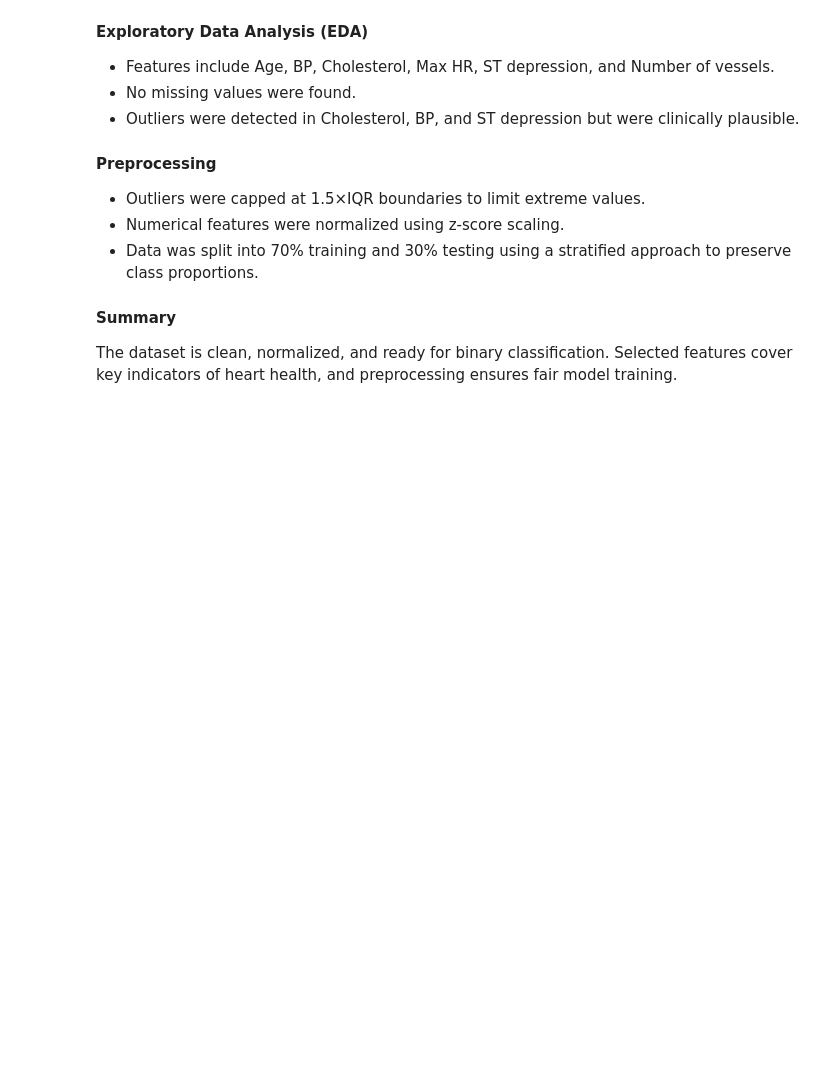
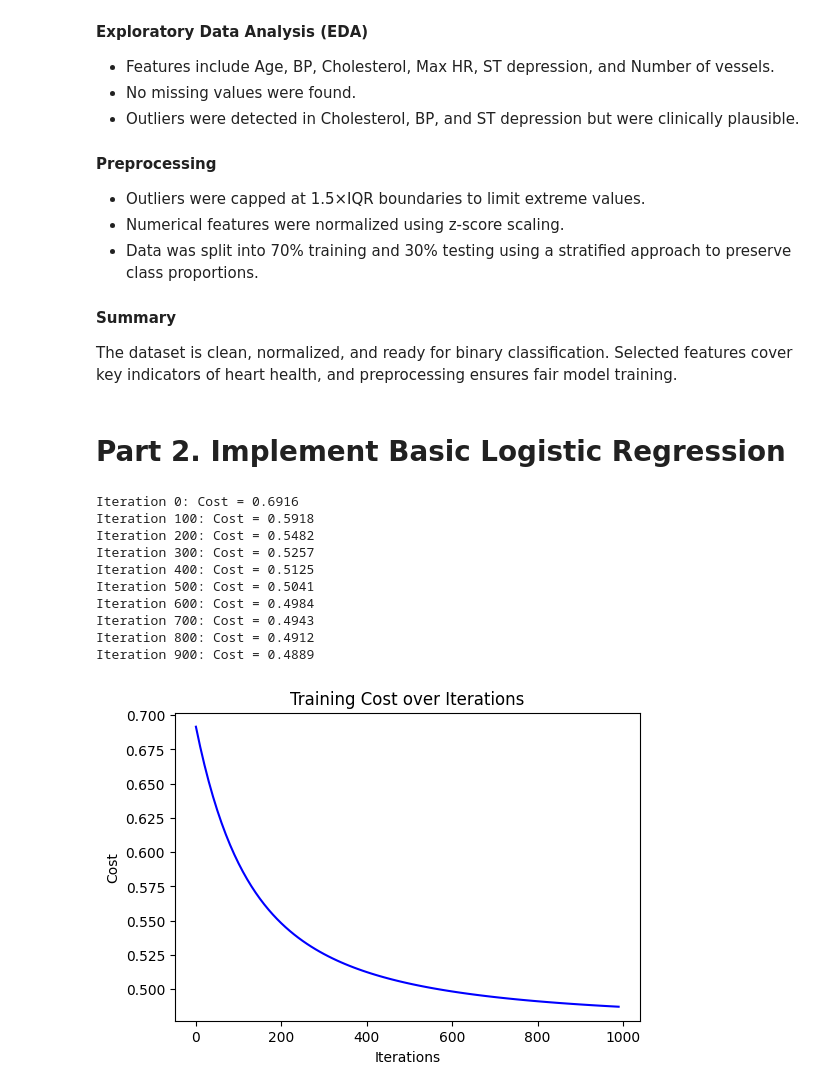
Before and after one commit to JuanLeal1105/TDSE_HeartDiseasePrediction_LogisticRegression, a Jupyter notebook: Notebook_Part1.ipynb, the cells around one changed output. Saved outputs shown, nothing was run; the diff lists cells and outputs as text; code cells hidden in the pictures; blank space fills up the shorter version.

Commit message:
feat: Second part is modified so it displays the costs

```diff
--- a/Notebook_Part1.ipynb
+++ b/Notebook_Part1.ipynb
@@ -209,3 +209,61 @@ The dataset was downloaded from Kaggle and contains 270 patient records with cli
 
 #### Summary
 The dataset is clean, normalized, and ready for binary classification. Selected features cover key indicators of heart health, and preprocessing ensures fair model training.
+# %% [markdown]
+# **Part 2. Implement Basic Logistic Regression**
+# %%
+def sigmoid(z):
+    return 1 / (1 + np.exp(-z))
+
+def compute_cost(X, y, w, b):
+    m = len(y)
+    z = X.dot(w) + b
+    y_hat = sigmoid(z)
+    cost = -(1/m) * np.sum(y*np.log(y_hat + 1e-8) + (1 - y)*np.log(1 - y_hat + 1e-8))
+    return cost
+
+def compute_gradients(X, y, w, b):
+    m = len(y)
+    z = X.dot(w) + b
+    y_hat = sigmoid(z)
+    dw = (1/m) * X.T.dot(y_hat - y)
+    db = (1/m) * np.sum(y_hat - y)
+    return dw, db
+
+def gradient_descent(X, y, w, b, alpha=0.01, num_iters=1000):
+    costs = []
+    for i in range(num_iters):
+        dw, db = compute_gradients(X, y, w, b)
+        w -= alpha * dw
+        b -= alpha * db
+        if i % 10 == 0:
+            cost = compute_cost(X, y, w, b)
+            costs.append(cost)
+            if i % 100 == 0:
+                print(f"Iteration {i}: Cost = {cost:.4f}")
+    return w, b, costs
+# %%
+n_features = X_train_norm.shape[1]
+w = np.zeros(n_features)
+b = 0.0
+
+w, b, costs = gradient_descent(X_train_norm, y_train, w, b, alpha=0.01, num_iters=1000)
+
+plt.figure(figsize=(6,4))
+plt.plot(range(0, len(costs)*10, 10), costs, color='blue')
+plt.xlabel("Iterations")
+plt.ylabel("Cost")
+plt.title("Training Cost over Iterations")
+plt.show()
+# %% [output]
+Iteration 0: Cost = 0.6916
+Iteration 100: Cost = 0.5918
+Iteration 200: Cost = 0.5482
+Iteration 300: Cost = 0.5257
+Iteration 400: Cost = 0.5125
+Iteration 500: Cost = 0.5041
+Iteration 600: Cost = 0.4984
+Iteration 700: Cost = 0.4943
+Iteration 800: Cost = 0.4912
+Iteration 900: Cost = 0.4889
+[figure, added]
```
Also changed, not shown: parts of 2 cells of this notebook.
